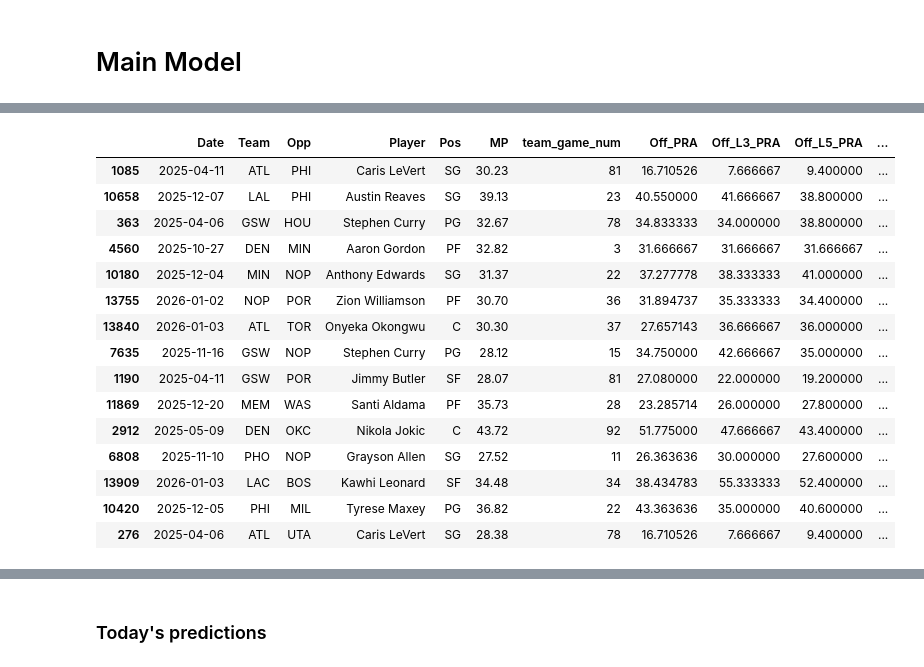
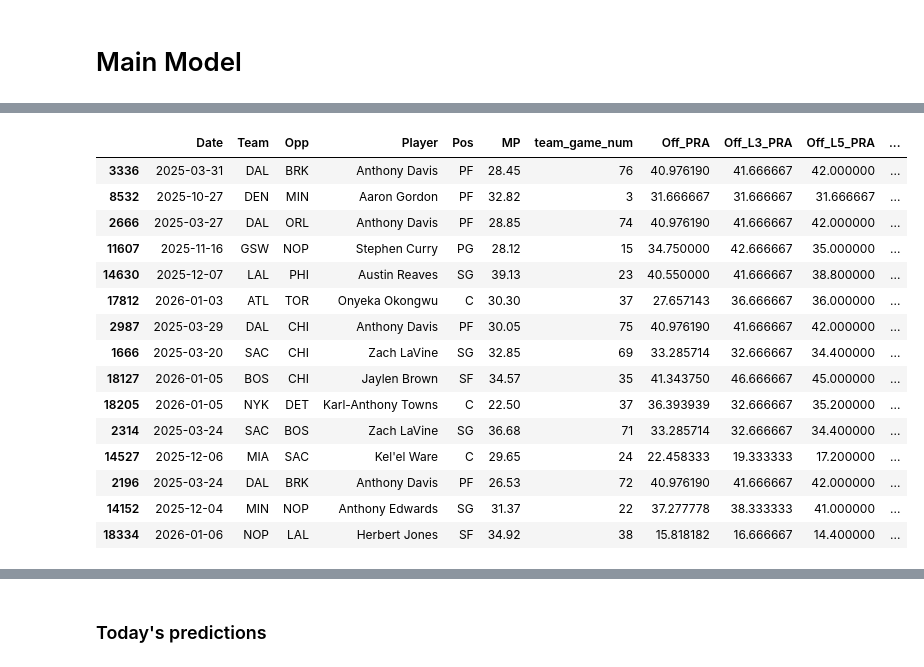
Before and after one commit to Relenes510/fantasy_basketball, a Jupyter notebook: notebooks/create_ML_Regression_model.ipynb, the cells around one changed output, grey strips where cells are left out. Saved outputs shown, nothing was run; the diff lists cells and outputs as text; code cells hidden in the pictures.

```diff
--- a/notebooks/create_ML_Regression_model.ipynb
+++ b/notebooks/create_ML_Regression_model.ipynb
@@ -703,11 +726,6 @@ def setup_df_main(df, tgt_stat):
 
     # Create rolling + lag features
     for col in ['MP'] + tgt_stat_cols:
-        df[f'{col}_lst_gm'] = (
-            df
-            .groupby(['Player', 'Season'])[col]
-            .shift(1)
-        )
         for N in [1, 3, 5, 10]:
             df[f'{col}_L{N}_avg'] = (
                 df.groupby(['Player', 'Season'])[col]
@@ -765,7 +783,7 @@ def setup_df_main(df, tgt_stat):
 
     return df
 # %%
-df_main = df[df.Season >= 2022].copy()
+df_main = df.copy()
 df_main = setup_df_main(df_main, tgt_stat)
 display(df_main)
 
@@ -778,7 +796,7 @@ main_test_df  = df_main.iloc[val_end:]
 main_DFS = (main_train_df, main_val_df, main_test_df)
 
 # stat_model = create_baseline_model(df_main, tgt_stat, main_DFS)
-stat_model, stat_preds, y_test_stat, analyze_df_stat = hyperparam_tuning(main_DFS, tgt_stat, n_iter=10)
+stat_model, stat_preds, y_test_stat, analyze_df_stat = hyperparam_tuning(main_DFS, tgt_stat, n_iter=1)
 # feature_importance(stat_model, df_main.columns.tolist())
 
 # stat_model.save_model(f"../ML_models/{tgt_stat}_model.json")
@@ -817,27 +828,36 @@ R²: 0.890613084770423
 # %%
 analyze_df_stat = main_test_df.drop([tgt_stat, f'{tgt_stat}_preds'], axis=1)\
                 .merge(analyze_df_stat[['Date', 'Team', 'Player', tgt_stat, f'{tgt_stat}_preds']], on=['Date', 'Team', 'Player'])
 analyze_df_stat['Diff'] = analyze_df_stat[tgt_stat] - analyze_df_stat[f'{tgt_stat}_preds']
 analyze_df_stat['Diff2'] = abs(analyze_df_stat['Diff'])
-analyze_df_stat.sort_values('Diff2', ascending=False).drop('Diff2', axis=1).head(15)
+analyze_df_stat.sort_values('Diff', ascending=True).drop('Diff2', axis=1).head(15)
 # display(analyze_df_stat[(analyze_df_stat.Date == '2026-01-04') & (analyze_df_stat.Team == 'LAL')])
+
+# plt.figure(figsize=(10,6))
+# hist_col = 'Diff2'
+# plt.hist(analyze_df_stat[hist_col], bins=30, color='skyblue', edgecolor='black')
+# plt.title(f'Histogram of {hist_col}')
+# plt.xlabel(hist_col)
+# plt.ylabel('Frequency')
+# plt.grid(axis='y', alpha=0.75)
+# plt.show()
 # %% [output]
 |  | Date | Team | Opp | Player | Pos | MP | team_game_num | Off_PRA | Off_L3_PRA | Off_L5_PRA | ... |
-| 1085 | 2025-04-11 | ATL | PHI | Caris LeVert | SG | 30.23 | 81 | 16.710526 | 7.666667 | 9.400000 | ... |
-| 10658 | 2025-12-07 | LAL | PHI | Austin Reaves | SG | 39.13 | 23 | 40.550000 | 41.666667 | 38.800000 | ... |
-| 363 | 2025-04-06 | GSW | HOU | Stephen Curry | PG | 32.67 | 78 | 34.833333 | 34.000000 | 38.800000 | ... |
-| 4560 | 2025-10-27 | DEN | MIN | Aaron Gordon | PF | 32.82 | 3 | 31.666667 | 31.666667 | 31.666667 | ... |
-| 10180 | 2025-12-04 | MIN | NOP | Anthony Edwards | SG | 31.37 | 22 | 37.277778 | 38.333333 | 41.000000 | ... |
-| 13755 | 2026-01-02 | NOP | POR | Zion Williamson | PF | 30.70 | 36 | 31.894737 | 35.333333 | 34.400000 | ... |
-| 13840 | 2026-01-03 | ATL | TOR | Onyeka Okongwu | C | 30.30 | 37 | 27.657143 | 36.666667 | 36.000000 | ... |
-| 7635 | 2025-11-16 | GSW | NOP | Stephen Curry | PG | 28.12 | 15 | 34.750000 | 42.666667 | 35.000000 | ... |
-| 1190 | 2025-04-11 | GSW | POR | Jimmy Butler | SF | 28.07 | 81 | 27.080000 | 22.000000 | 19.200000 | ... |
-| 11869 | 2025-12-20 | MEM | WAS | Santi Aldama | PF | 35.73 | 28 | 23.285714 | 26.000000 | 27.800000 | ... |
-| 2912 | 2025-05-09 | DEN | OKC | Nikola Jokic | C | 43.72 | 92 | 51.775000 | 47.666667 | 43.400000 | ... |
-| 6808 | 2025-11-10 | PHO | NOP | Grayson Allen | SG | 27.52 | 11 | 26.363636 | 30.000000 | 27.600000 | ... |
-| 13909 | 2026-01-03 | LAC | BOS | Kawhi Leonard | SF | 34.48 | 34 | 38.434783 | 55.333333 | 52.400000 | ... |
-| 10420 | 2025-12-05 | PHI | MIL | Tyrese Maxey | PG | 36.82 | 22 | 43.363636 | 35.000000 | 40.600000 | ... |
-| 276 | 2025-04-06 | ATL | UTA | Caris LeVert | SG | 28.38 | 78 | 16.710526 | 7.666667 | 9.400000 | ... |
+| 3336 | 2025-03-31 | DAL | BRK | Anthony Davis | PF | 28.45 | 76 | 40.976190 | 41.666667 | 42.000000 | ... |
+| 8532 | 2025-10-27 | DEN | MIN | Aaron Gordon | PF | 32.82 | 3 | 31.666667 | 31.666667 | 31.666667 | ... |
+| 2666 | 2025-03-27 | DAL | ORL | Anthony Davis | PF | 28.85 | 74 | 40.976190 | 41.666667 | 42.000000 | ... |
+| 11607 | 2025-11-16 | GSW | NOP | Stephen Curry | PG | 28.12 | 15 | 34.750000 | 42.666667 | 35.000000 | ... |
+| 14630 | 2025-12-07 | LAL | PHI | Austin Reaves | SG | 39.13 | 23 | 40.550000 | 41.666667 | 38.800000 | ... |
+| 17812 | 2026-01-03 | ATL | TOR | Onyeka Okongwu | C | 30.30 | 37 | 27.657143 | 36.666667 | 36.000000 | ... |
+| 2987 | 2025-03-29 | DAL | CHI | Anthony Davis | PF | 30.05 | 75 | 40.976190 | 41.666667 | 42.000000 | ... |
+| 1666 | 2025-03-20 | SAC | CHI | Zach LaVine | SG | 32.85 | 69 | 33.285714 | 32.666667 | 34.400000 | ... |
+| 18127 | 2026-01-05 | BOS | CHI | Jaylen Brown | SF | 34.57 | 35 | 41.343750 | 46.666667 | 45.000000 | ... |
+| 18205 | 2026-01-05 | NYK | DET | Karl-Anthony Towns | C | 22.50 | 37 | 36.393939 | 32.666667 | 35.200000 | ... |
+| 2314 | 2025-03-24 | SAC | BOS | Zach LaVine | SG | 36.68 | 71 | 33.285714 | 32.666667 | 34.400000 | ... |
+| 14527 | 2025-12-06 | MIA | SAC | Kel'el Ware | C | 29.65 | 24 | 22.458333 | 19.333333 | 17.200000 | ... |
+| 2196 | 2025-03-24 | DAL | BRK | Anthony Davis | PF | 26.53 | 72 | 40.976190 | 41.666667 | 42.000000 | ... |
+| 14152 | 2025-12-04 | MIN | NOP | Anthony Edwards | SG | 31.37 | 22 | 37.277778 | 38.333333 | 41.000000 | ... |
+| 18334 | 2026-01-06 | NOP | LAL | Herbert Jones | SF | 34.92 | 38 | 15.818182 | 16.666667 | 14.400000 | ... |
 # %%
 rmse = np.sqrt(mean_squared_error(y_test_stat, stat_preds)) # splits[5] = y_test
 mae = mean_absolute_error(y_test_stat, stat_preds)
```
Also changed, not shown: parts of 12 cells of this notebook, 4 other files.
